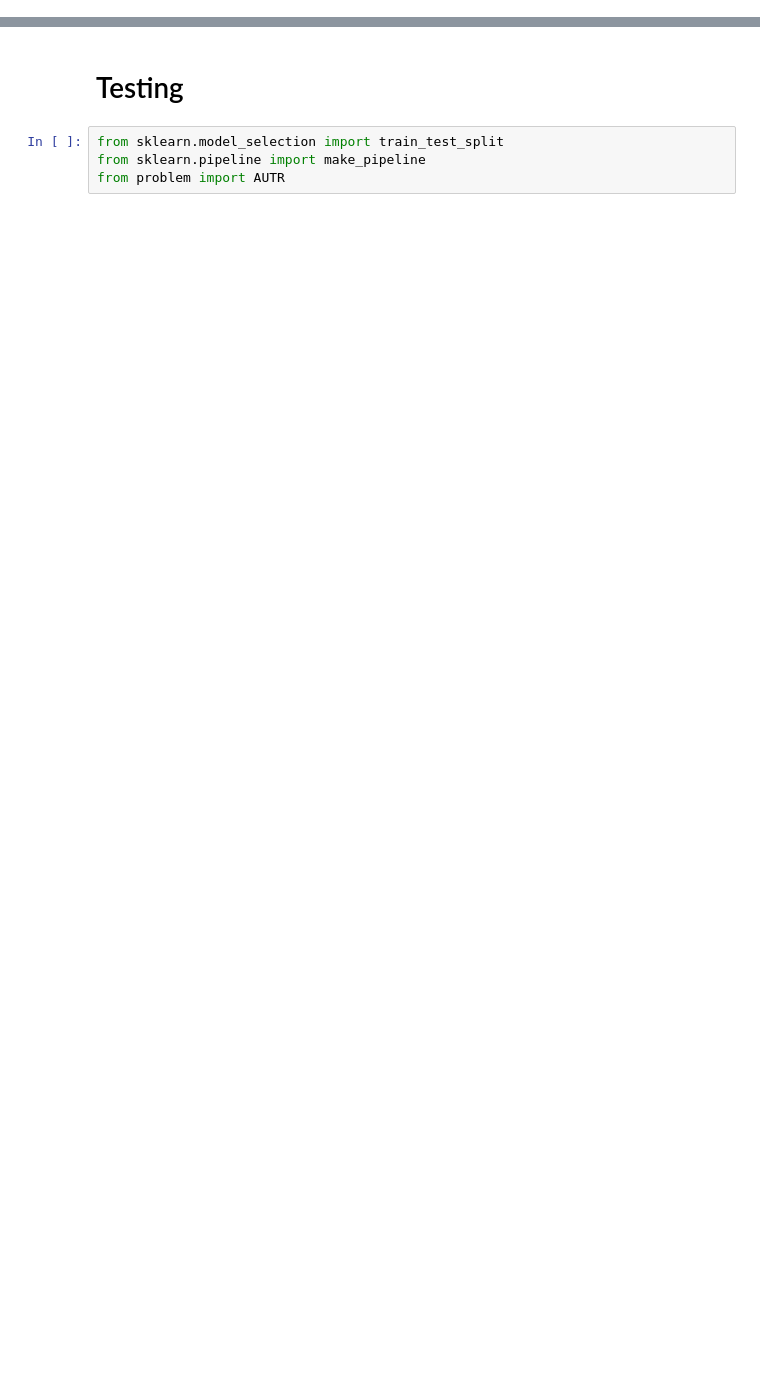
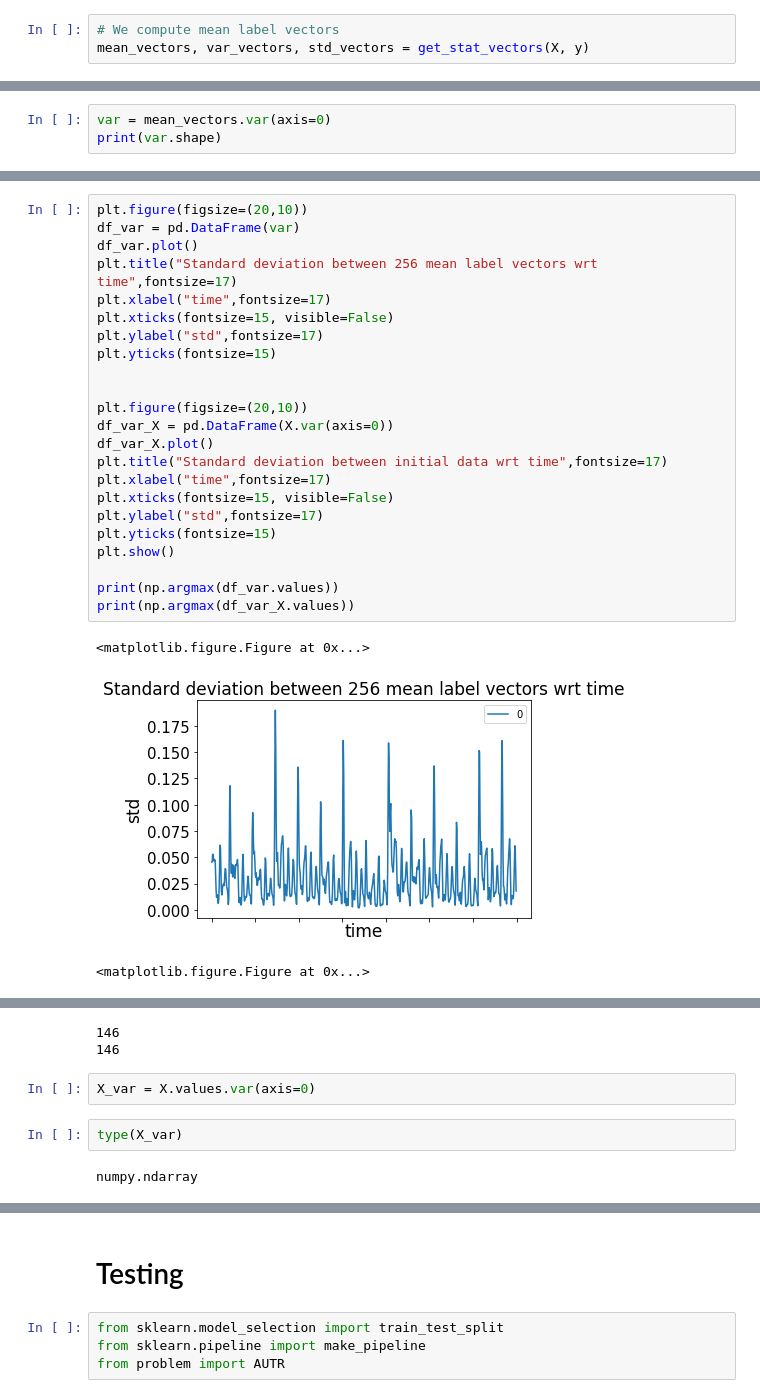
Before and after one commit to luvf/Side_channel_challenge, a Jupyter notebook: FeatureSelection.ipynb, the cells around one changed output, grey strips where cells are left out. Saved outputs shown, nothing was run; the diff lists cells and outputs as text; blank space fills up the shorter version.

```diff
--- a/FeatureSelection.ipynb
+++ b/FeatureSelection.ipynb
@@ -23,0 +41,3 @@ class FeatureExtractor():
+# %%
+# We compute mean label vectors
+mean_vectors, var_vectors, std_vectors = get_stat_vectors(X, y)
@@ -23,0 +63,3 @@ class FeatureExtractor():
+# %%
+var = mean_vectors.var(axis=0)
+print(var.shape)
@@ -23,0 +71,27 @@ class FeatureExtractor():
+# %%
+plt.figure(figsize=(20,10))
+df_var = pd.DataFrame(var)
+df_var.plot()
+plt.title("Standard deviation between 256 mean label vectors wrt time",fontsize=17)
+plt.xlabel("time",fontsize=17)
+plt.xticks(fontsize=15, visible=False)
+plt.ylabel("std",fontsize=17)
+plt.yticks(fontsize=15)
+
+
+plt.figure(figsize=(20,10))
+df_var_X = pd.DataFrame(X.var(axis=0))
+df_var_X.plot()
+plt.title("Standard deviation between initial data wrt time",fontsize=17)
+plt.xlabel("time",fontsize=17)
+plt.xticks(fontsize=15, visible=False)
+plt.ylabel("std",fontsize=17)
+plt.yticks(fontsize=15)
+plt.show()
+
+print(np.argmax(df_var.values))
+print(np.argmax(df_var_X.values))
+# %% [output]
+<matplotlib.figure.Figure at 0x...>
+[figure, added]
+<matplotlib.figure.Figure at 0x...>
@@ -23,0 +99,8 @@ class FeatureExtractor():
+146
+146
+# %%
+X_var = X.values.var(axis=0)
+# %%
+type(X_var)
+# %% [output]
+numpy.ndarray
```
Also changed, not shown: parts of 40 cells of this notebook, 1 other file.
